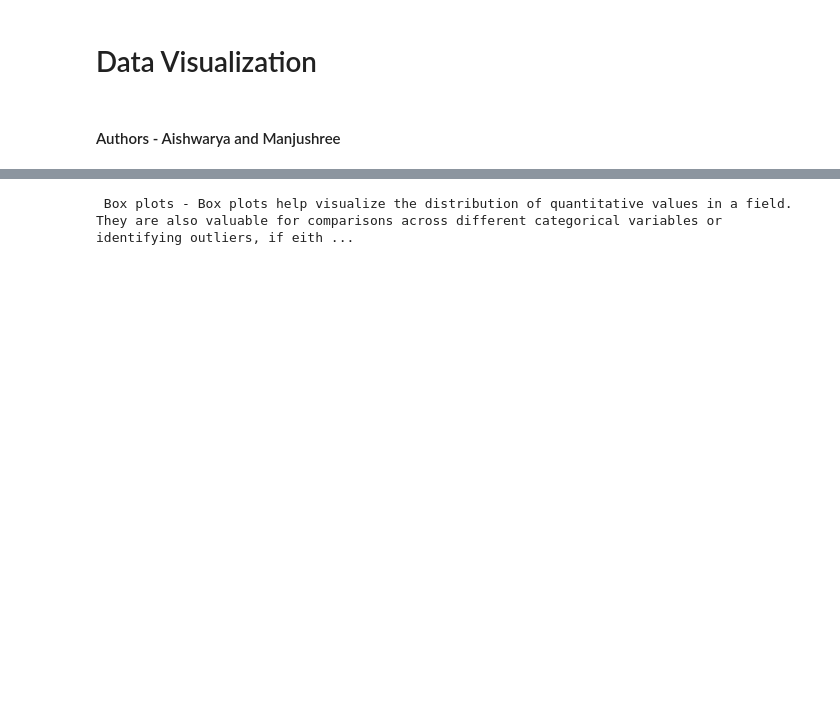
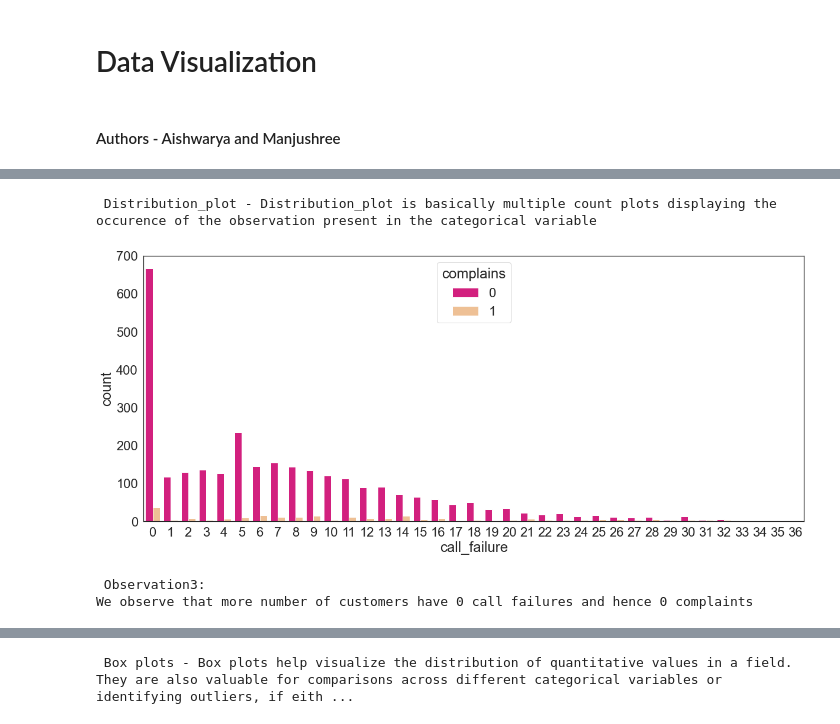
Before and after one commit to rohit-chandra/Customer_Churn_Analysis, a Jupyter notebook: data_visualization/Data visualization after cleaning.ipynb, the cells around one changed output, grey strips where cells are left out. Saved outputs shown, nothing was run; the diff lists cells and outputs as text; code cells hidden in the pictures; blank space fills up the shorter version.

```diff
--- a/data_visualization/Data visualization after cleaning.ipynb
+++ b/data_visualization/Data visualization after cleaning.ipynb
@@ -102,0 +105,15 @@ We observe that more number of customers who are in the age group of 30-60 have
+# %%
+print('\033[1m Distribution_plot - \033[0mDistribution_plot is basically multiple count plots displaying the occurence of the observation present in the categorical variable')
+
+sns.set(style="white",font_scale = 2,rc={'figure.figsize':(20,8.27)})
+sns.countplot(x='call_failure', hue = 'complains', data = df, palette="Accent_r")
+# sns.countplot(x='charge_amount', hue = 'ageGroup',data = df, ax=axarr[1][1], palette="Accent_r")
+fig.suptitle('Frequency Distribution of Different Categorical Variable',fontsize = 20)
+plt.savefig('./images/Frequency_Distribution_afterCleaning1.png')
+plt.show()
+print('\033[1m Observation3: \033[0m\nWe observe that more number of customers have 0 call failures and hence 0 complaints')
+# %% [output]
+ Distribution_plot - Distribution_plot is basically multiple count plots displaying the occurence of the observation present in the categorical variable
+[figure, added]
+ Observation3:
+We observe that more number of customers have 0 call failures and hence 0 complaints
```
Also changed, not shown: parts of 11 cells of this notebook, 9 other files.
